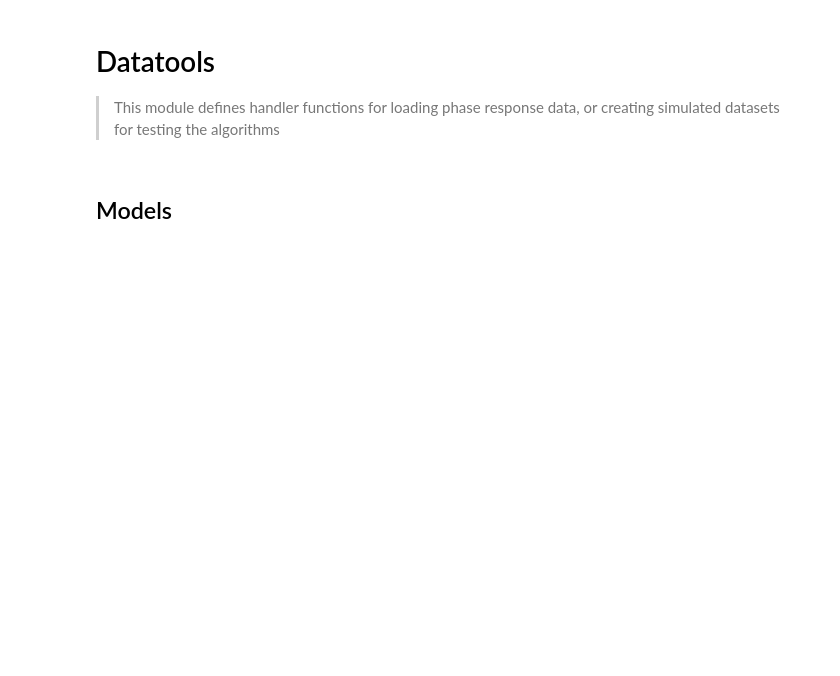
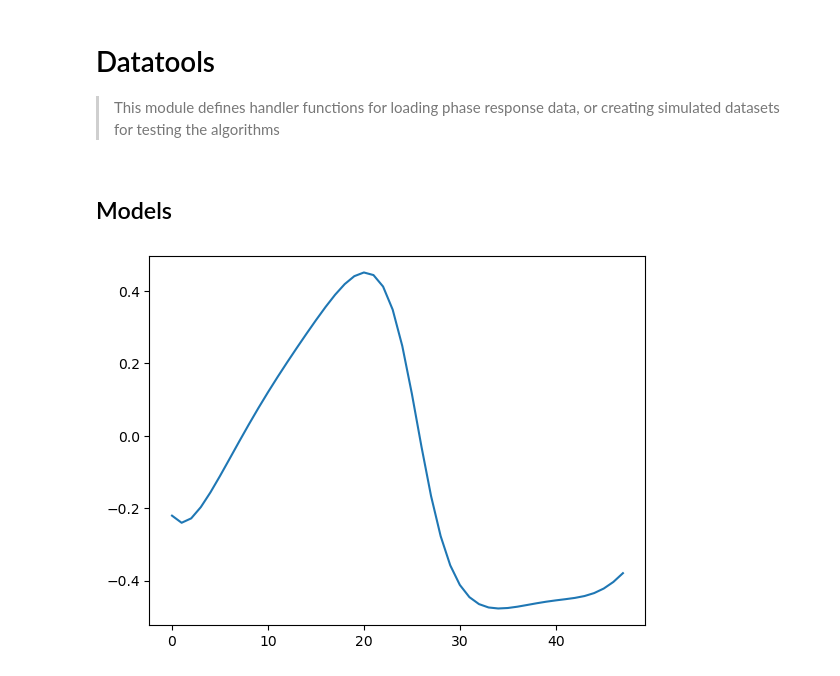
Before and after one commit to khannay/deepPRC, a Jupyter notebook: nbs/01_datatools.ipynb, the cells around one changed output. Cells and saved outputs as stored; diff of their text form; code cells hidden in the pictures; blank space fills up the shorter version.

Commit message:
refactoring the sim models

```diff
--- a/nbs/01_datatools.ipynb
+++ b/nbs/01_datatools.ipynb
@@ -385,24 +418,20 @@ class VDP(nn.Module):
         self.kparam = 0.55
         self.tau = 24.2
 
-
-    def set_pulse(self, f):
-        self.pulse = f
+    def update_coeff(self, coeffs, time_coeffs):
+        self.forcing = torchcde.CubicSpline(coeffs, t=time_coeffs)
 
     def forward(self, t, state):
         x = state[0]
         xc = state[1]
-        Bhat = self.pulse(t)
+        Bhat  = self.forcing.evaluate(t)[1]
         dx  = torch.pi/12.0*(xc+Bhat)
         dxc = torch.pi/12.0*(self.mu*(xc-4.0/3.0*xc**3.0)-x*((24.0/(0.99669*self.tau))**2.0+self.kparam*Bhat))
         dfunc = torch.hstack((dx, dxc)).view(state.shape)
         return dfunc
 
-
-    @staticmethod
-    def to_phase(ts, trajectory):
-        return ts[argrelextrema(trajectory[:,1], np.less)][-1]
-
+    def to_phase(self, trajectory):
+        return torch.atan2(trajectory[:, 1], trajectory[:, 0])
 
     def prc_point(self, pulse, ics):
         fzero = ForcingFunction(pulse.start, pulse.stop)
@@ -414,7 +443,22 @@ class VDP(nn.Module):
         #plt.plot(trajectoryNull[:,0], trajectoryNull[:,1], ls='--')
         #plt.plot(trajectory[:,0], trajectory[:,1])
         #plt.show()
-        phase_null = VDP.to_phase(ts, trajectoryNull.numpy())
-        phase_pulse =  VDP.to_phase(ts, trajectory.numpy())
+        phase_null = VDP.to_phase(ts, trajectoryNull)
+        phase_pulse =  VDP.to_phase(ts, trajectory)
 
-        return phase_pulse - phase_null
+        return phase_pulse[-1] - phase_null[-1]
+# %%
+model = VDP()
+pulses = construct_prc_pulses(2.0, 1.0, 24.0, samples=48)
+
+prc = find_prc(model, pulses=pulses, ics=torch.tensor([1.0,1.0]))
+
+
+# prc = []
+# for p in pulses:
+#     prc.append(model.prc_point(p, torch.tensor([1.0,1.0])))
+
+plt.plot(prc)
+plt.show()
+# %% [output]
+[figure, added]
```
Also changed, not shown: parts of 3 cells of this notebook, 4 other files.
